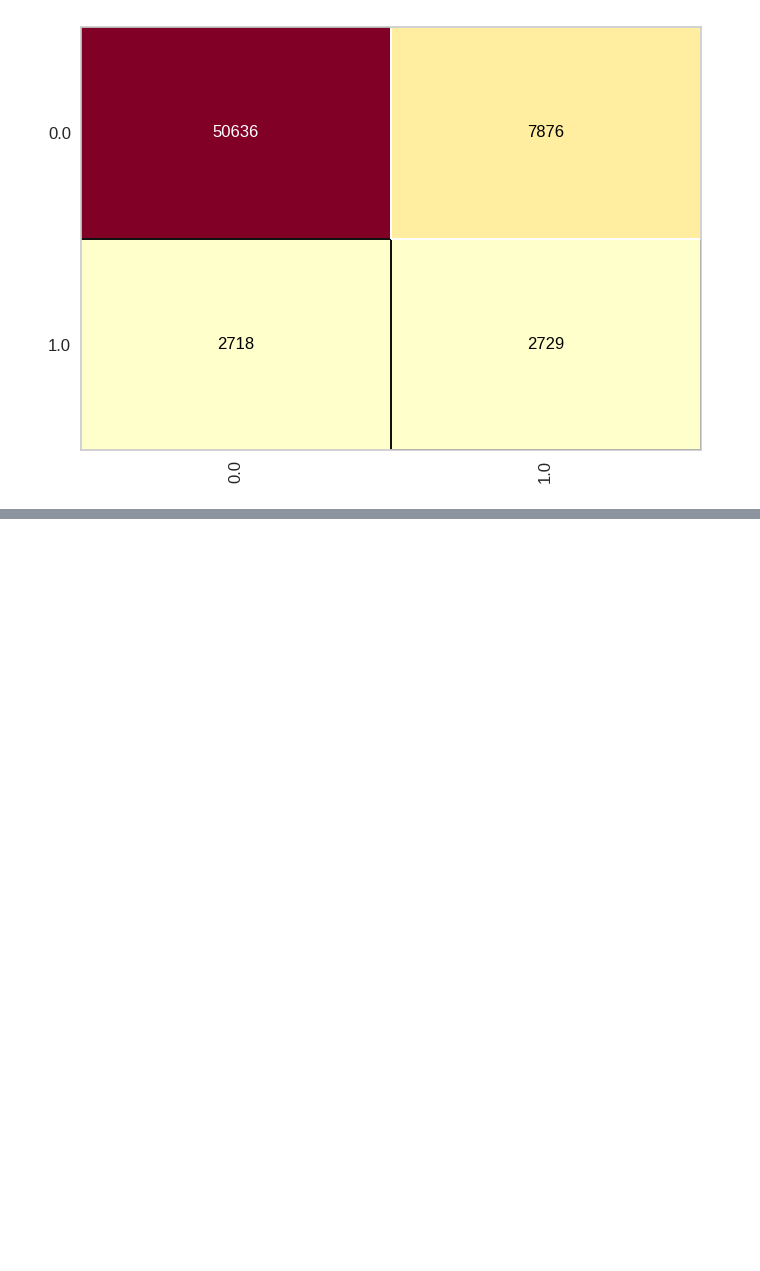
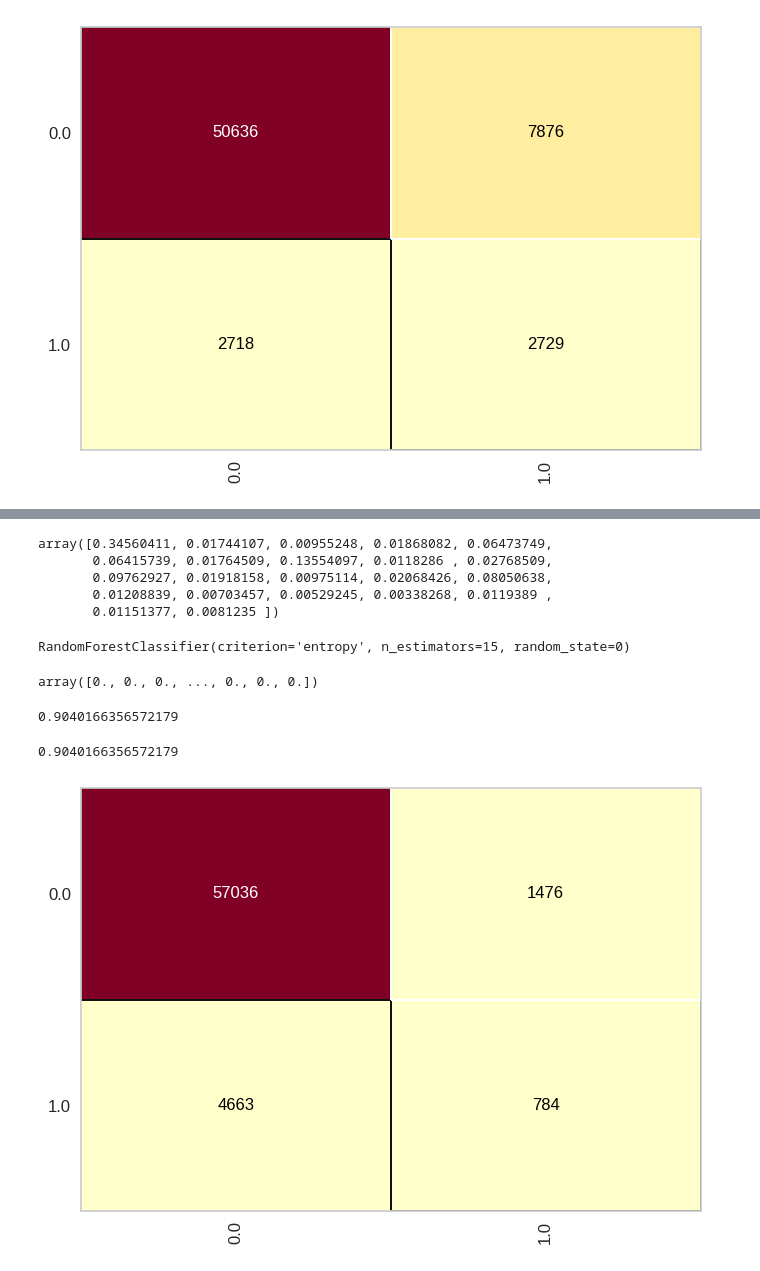
Before and after one commit to samueljos3/ProjetoHeartDisease, a Jupyter notebook: MachineLearning_HeartDisease.ipynb, the cells around one changed output, grey strips where cells are left out. Drawn from its saved outputs; the diff is of its cells as text; code cells hidden in the pictures; blank space fills up the shorter version.

```diff
--- a/MachineLearning_HeartDisease.ipynb
+++ b/MachineLearning_HeartDisease.ipynb
@@ -188,0 +182,8 @@ plt.show()
+# %%
+arvore_hd.feature_importances_
+# %% [output]
+array([0.34560411, 0.01744107, 0.00955248, 0.01868082, 0.06473749,
+       0.06415739, 0.01764509, 0.13554097, 0.0118286 , 0.02768509,
+       0.09762927, 0.01918158, 0.00975114, 0.02068426, 0.08050638,
+       0.01208839, 0.00703457, 0.00529245, 0.00338268, 0.0119389 ,
+       0.01151377, 0.0081235 ])
@@ -188,0 +192,22 @@ plt.show()
+# %%
+random_forest_hd = RandomForestClassifier(n_estimators = 15, criterion = 'entropy', random_state = 0)
+random_forest_hd.fit(x_hd_treinamento, y_hd_treinamento)
+# %% [output]
+RandomForestClassifier(criterion='entropy', n_estimators=15, random_state=0)
+# %%
+previsoes = random_forest_hd.predict(x_hd_teste)
+previsoes
+# %% [output]
+array([0., 0., 0., ..., 0., 0., 0.])
+# %%
+from sklearn.metrics import accuracy_score, classification_report
+accuracy_score(y_hd_teste, previsoes)
+# %% [output]
+0.9040166356572179
+# %%
+cm = ConfusionMatrix(random_forest_hd)
+cm.fit(x_hd_treinamento, y_hd_treinamento)
+cm.score(x_hd_teste, y_hd_teste)
+# %% [output]
+0.9040166356572179
+[figure, added]
```
Also changed, not shown: parts of 11 cells of this notebook.
